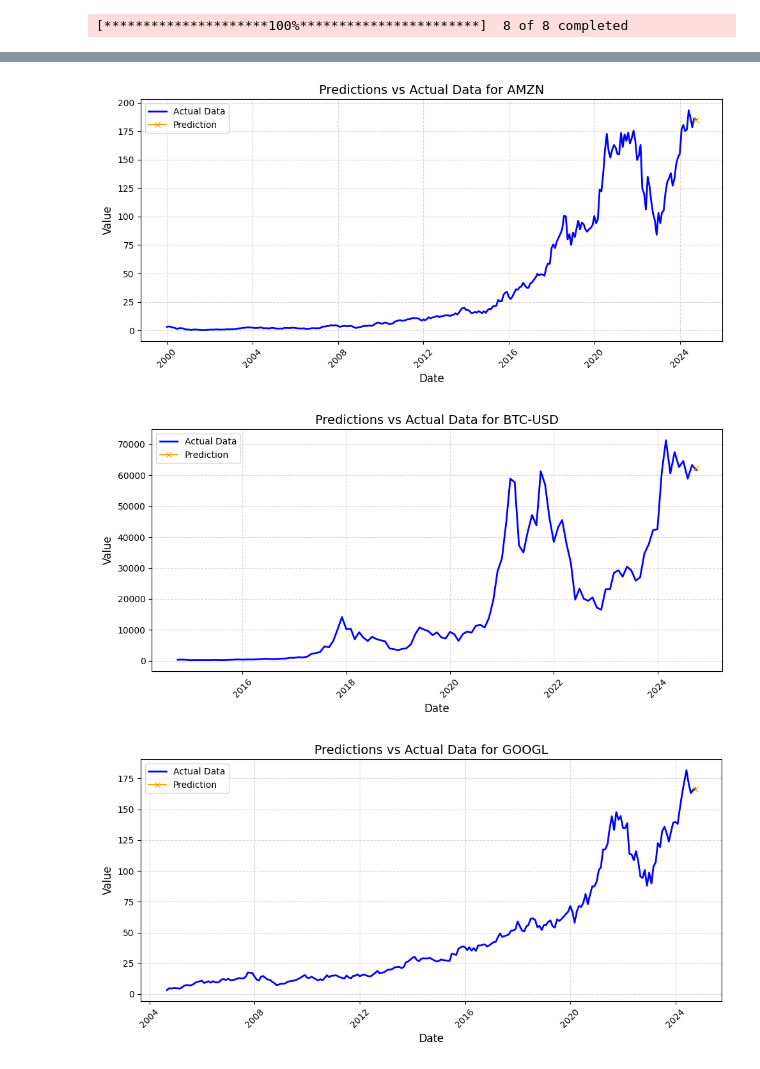
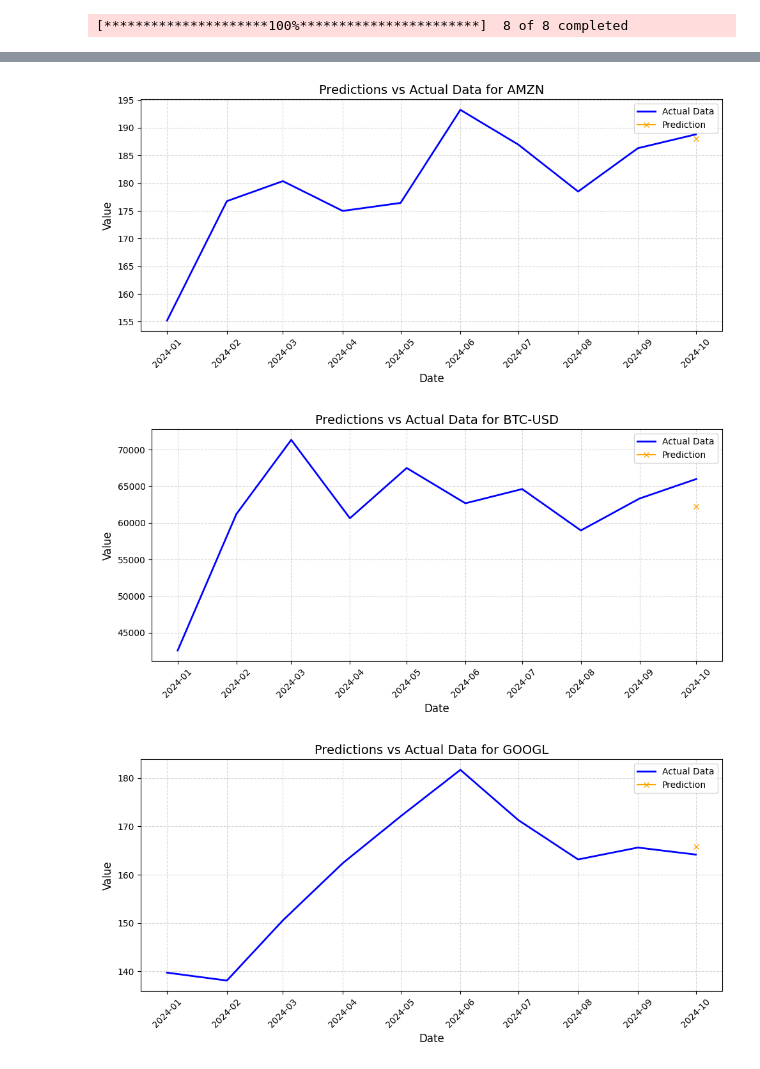
Before and after one commit to marcosherediapimienta/GenerativeAI_TimeSeries, a Jupyter notebook: PatchTST_monthly(h=1).ipynb, the cells around one changed output, grey strips where cells are left out. Cells and saved outputs as stored; diff of their text form; code cells hidden in the pictures.

```diff
--- a/PatchTST_monthly(h=1).ipynb
+++ b/PatchTST_monthly(h=1).ipynb
@@ -243,4 +243,10 @@ all_forecast_df
 # %%
+import matplotlib.pyplot as plt
+import matplotlib.dates as mdates
+
+# Set the cutoff date
+cutoff_date = '2024-01-01'
+
 # Plotting predictions for each time series
 for ticker in all_forecast_df['unique_id'].unique():
     plt.figure(figsize=(10, 5))
@@ -248,6 +254,10 @@ for ticker in all_forecast_df['unique_id'].unique():
     # Filter predictions and actual data by ticker
     forecast_data = all_forecast_df[all_forecast_df['unique_id'] == ticker]
     actual_data = Y_df[Y_df['unique_id'] == ticker]
+
+    # Filter data by the cutoff date
+    forecast_data = forecast_data[forecast_data['ds'] >= cutoff_date]
+    actual_data = actual_data[actual_data['ds'] >= cutoff_date]
 
     # Plot actual data as a solid line
     plt.plot(actual_data['ds'], actual_data['y'], label='Actual Data', linestyle='-', color='blue', linewidth=2)
@@ -260,6 +270,12 @@ for ticker in all_forecast_df['unique_id'].unique():
     plt.xlabel('Date', fontsize=12)
     plt.ylabel('Value', fontsize=12)
     plt.legend(fontsize=10)
+
+    # Set x-axis major locator and formatter for monthly ticks
+    ax = plt.gca()
+    ax.xaxis.set_major_locator(mdates.MonthLocator(interval=1))  # Set interval for months (e.g., every 3 months)
+    ax.xaxis.set_major_formatter(mdates.DateFormatter('%Y-%m'))
+
     plt.xticks(rotation=45)
     plt.tight_layout()
     plt.grid(visible=True, linestyle='--', alpha=0.5)
@@ -271,3 +287,3 @@ for ticker in all_forecast_df['unique_id'].unique():
-[figure, old version]
+[figure, new version]
-[figure, old version]
+[figure, new version]
-[figure, old version]
+[figure, new version]
```
Also changed, not shown: parts of 4 cells of this notebook.
